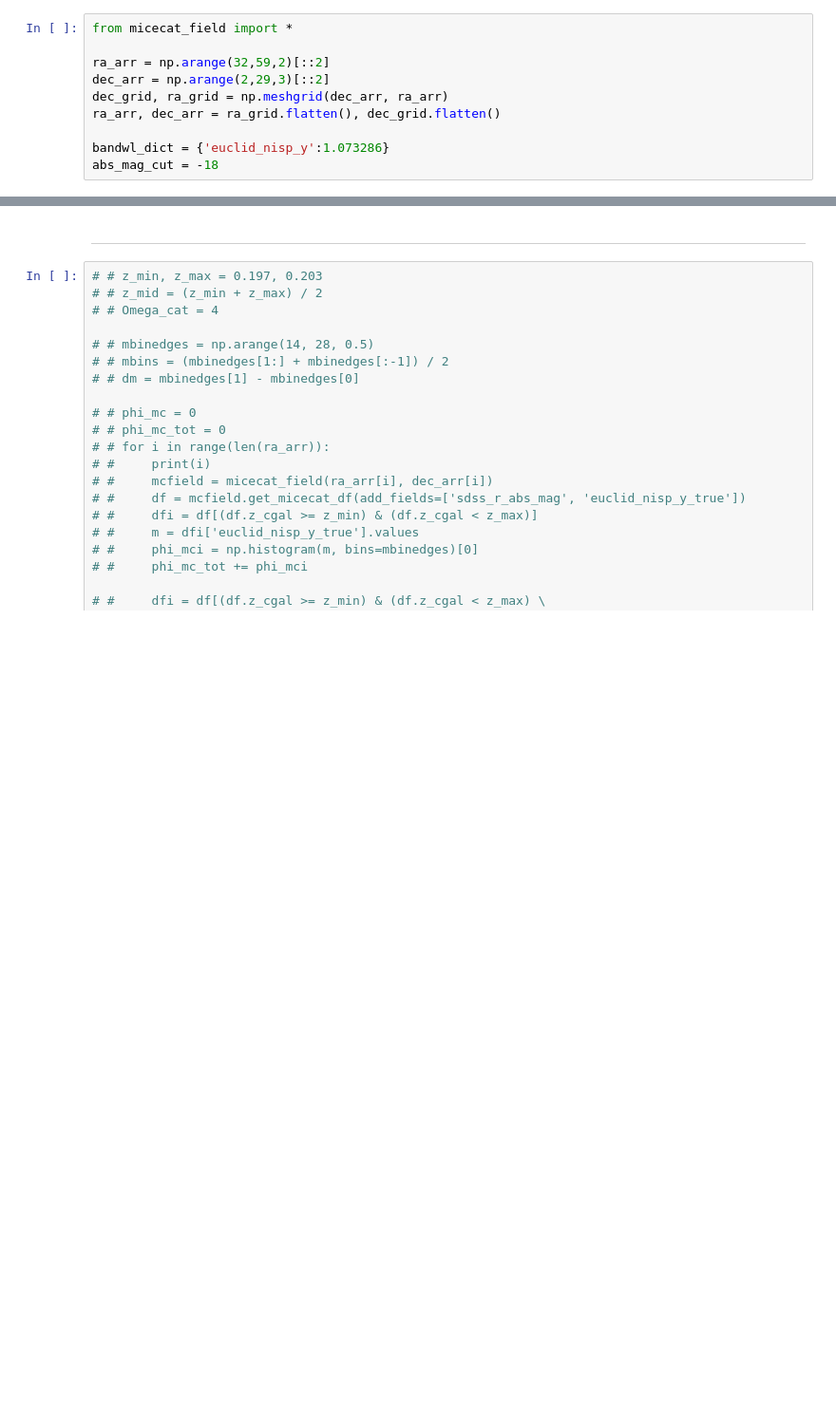
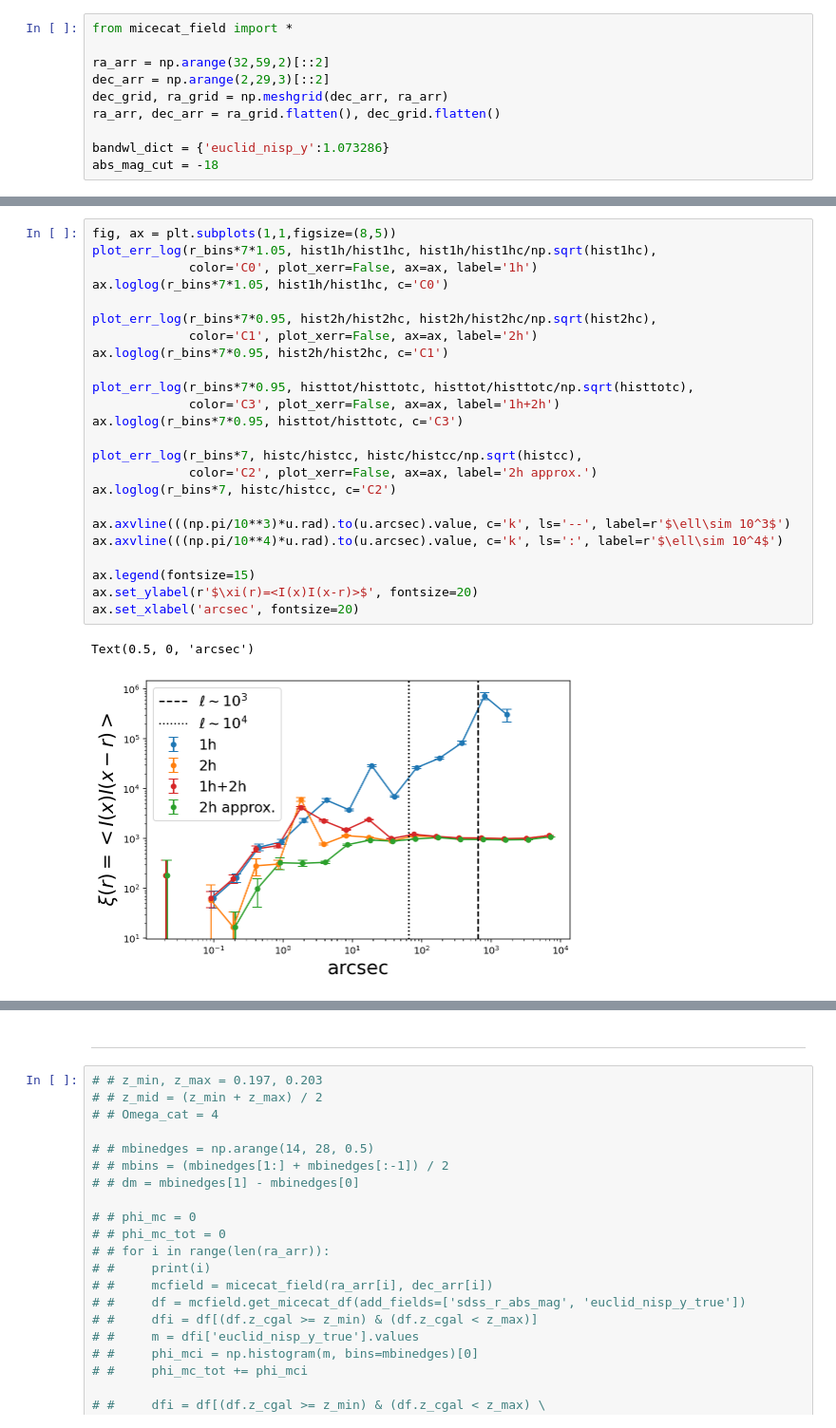
Before and after one commit to yuntingcheng/python_ciber, a Jupyter notebook: stack_modelfit/MICECAT_paperfigs.ipynb, the cells around one changed output, grey strips where cells are left out. Shown at 95% size. Saved outputs shown, nothing was run; the diff lists cells and outputs as text; blank space fills up the shorter version.

```diff
--- a/stack_modelfit/MICECAT_paperfigs.ipynb
+++ b/stack_modelfit/MICECAT_paperfigs.ipynb
@@ -10,0 +74,27 @@ abs_mag_cut = -18
+# %%
+fig, ax = plt.subplots(1,1,figsize=(8,5))
+plot_err_log(r_bins*7*1.05, hist1h/hist1hc, hist1h/hist1hc/np.sqrt(hist1hc),
+             color='C0', plot_xerr=False, ax=ax, label='1h')
+ax.loglog(r_bins*7*1.05, hist1h/hist1hc, c='C0')
+
+plot_err_log(r_bins*7*0.95, hist2h/hist2hc, hist2h/hist2hc/np.sqrt(hist2hc),
+             color='C1', plot_xerr=False, ax=ax, label='2h')
+ax.loglog(r_bins*7*0.95, hist2h/hist2hc, c='C1')
+
+plot_err_log(r_bins*7*0.95, histtot/histtotc, histtot/histtotc/np.sqrt(histtotc),
+             color='C3', plot_xerr=False, ax=ax, label='1h+2h')
+ax.loglog(r_bins*7*0.95, histtot/histtotc, c='C3')
+
+plot_err_log(r_bins*7, histc/histcc, histc/histcc/np.sqrt(histcc),
+             color='C2', plot_xerr=False, ax=ax, label='2h approx.')
+ax.loglog(r_bins*7, histc/histcc, c='C2')
+
+ax.axvline(((np.pi/10**3)*u.rad).to(u.arcsec).value, c='k', ls='--', label=r'$\ell\sim 10^3$')
+ax.axvline(((np.pi/10**4)*u.rad).to(u.arcsec).value, c='k', ls=':', label=r'$\ell\sim 10^4$')
+
+ax.legend(fontsize=15)
+ax.set_ylabel(r'$\xi(r)=<I(x)I(x-r)>$', fontsize=20)
+ax.set_xlabel('arcsec', fontsize=20)
+# %% [output]
+Text(0.5, 0, 'arcsec')
+[figure, added]
```
Also changed, not shown: parts of 5 cells of this notebook, 1 other file.
